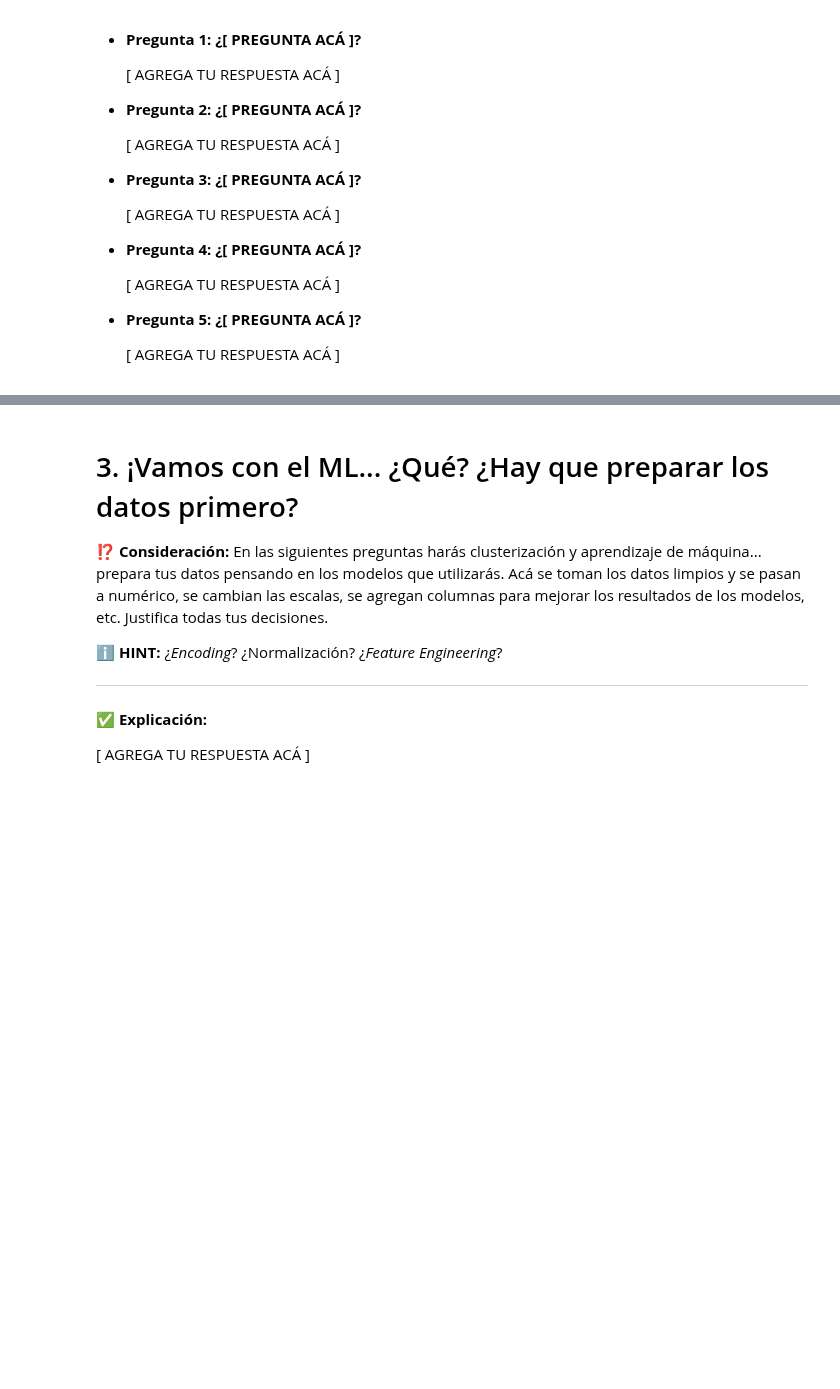
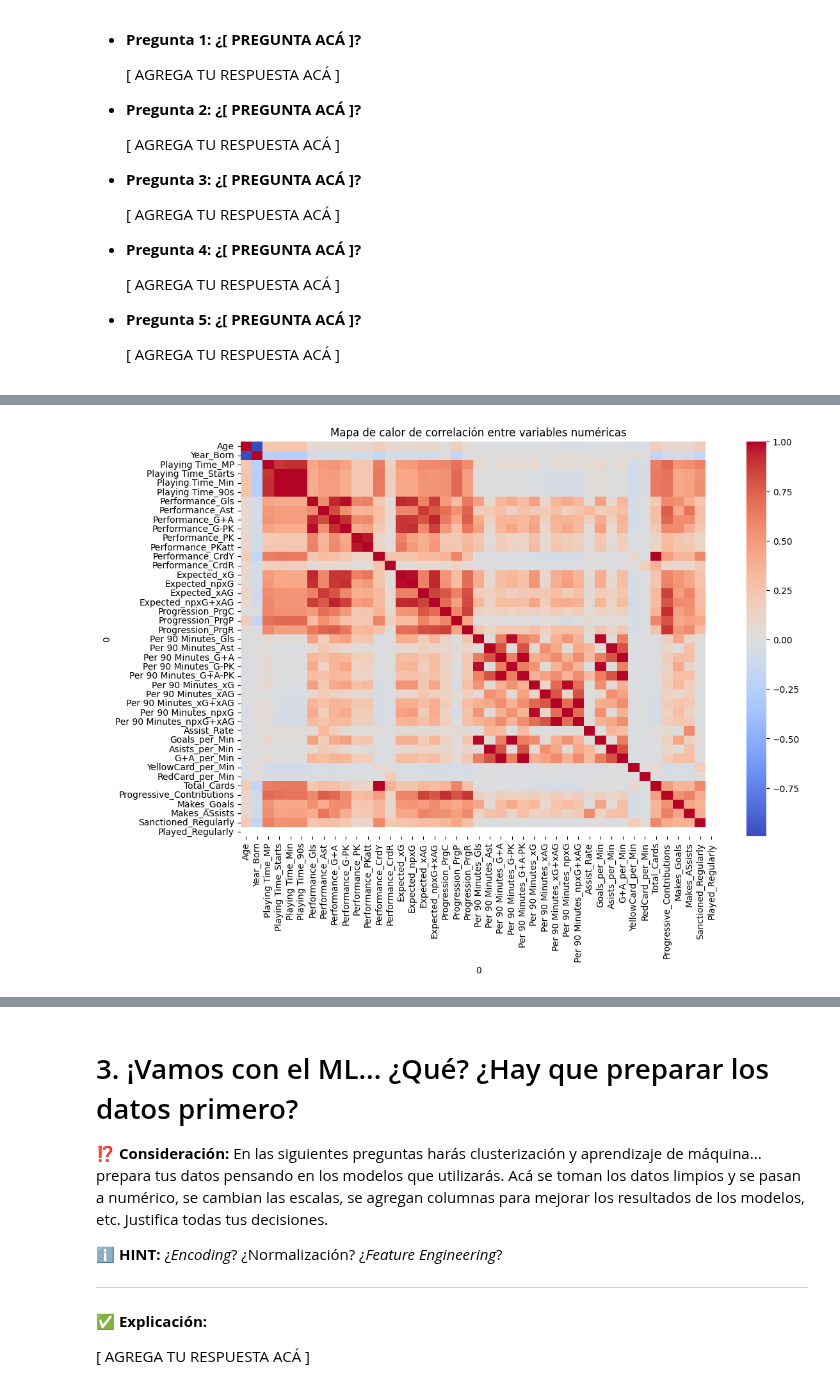
Before and after one commit to julvc/python_diplo, a Jupyter notebook: MP3.ipynb, the cells around one changed output, grey strips where cells are left out. Drawn from its saved outputs; the diff is of its cells as text; code cells hidden in the pictures; blank space fills up the shorter version.

```diff
--- a/MP3.ipynb
+++ b/MP3.ipynb
@@ -425,0 +482,10 @@ df.describe()
+# %%
+# PREGUNTA 3: Generar mapa de calor de correlación con las columnas numéricas solamente
+
+numeric_df = df.select_dtypes(include=[np.number])
+plt.figure(figsize=(12, 8))
+sns.heatmap(numeric_df.corr(), cmap="coolwarm", annot=False, fmt=".2f", cbar=True)
+plt.title("Mapa de calor de correlación entre variables numéricas")
+plt.show()
+# %% [output]
+[figure, added]
```
Also changed, not shown: parts of 13 cells of this notebook.
